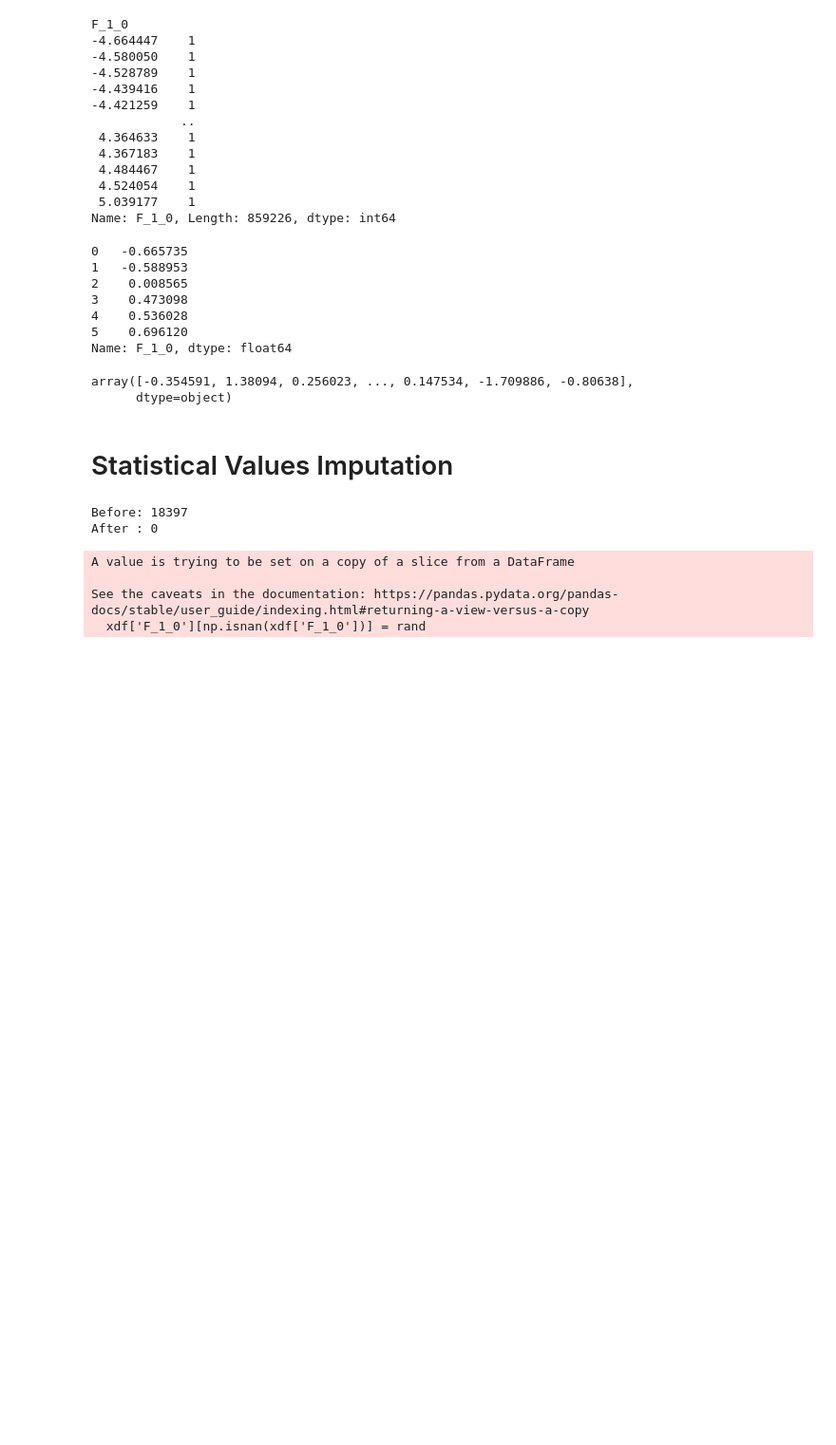
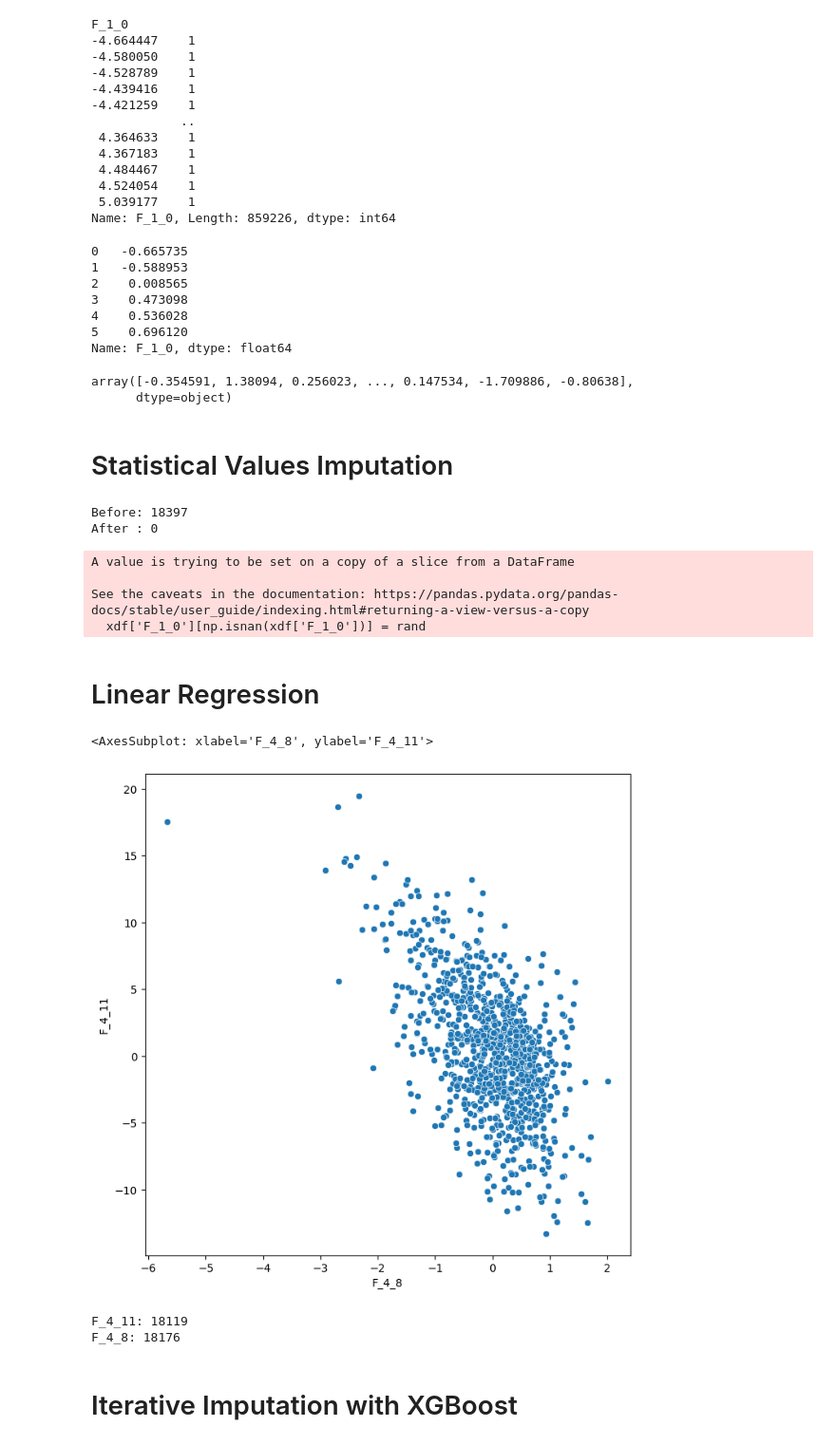
Before and after one commit to ProfessorErdo/tps_notebooks, a Jupyter notebook: tps-jun-2022.ipynb, the cells around one changed output. Shown at 95% size. Cells and saved outputs as stored; diff of their text form; code cells hidden in the pictures; blank space fills up the shorter version.

```diff
--- a/tps-jun-2022.ipynb
+++ b/tps-jun-2022.ipynb
@@ -12,7 +12,7 @@ import sys
 pd.set_option('display.max_row', 500)
 pd.set_option('display.max_column', 500)
 # %%
-df = pd.read_csv('../tps-jun-2022/data.csv')
+df = pd.read_csv('../tabular-playground-series-jun-2022/data.csv')
 df.head()
 # %% [output]
 |  | row_id | F_1_0 | F_1_1 | F_1_2 | F_1_3 | F_1_4 | F_1_5 | F_1_6 | F_1_7 | F_1_8 | F_1_9 | ... |
@@ -144,3 +144,19 @@ A value is trying to be set on a copy of a slice from a DataFrame
 
 See the caveats in the documentation: https://pandas.pydata.org/pandas-docs/stable/user_guide/indexing.html#returning-a-view-versus-a-copy
   xdf['F_1_0'][np.isnan(xdf['F_1_0'])] = rand
+# %% [markdown]
+# Linear Regression
+# %%
+plt.figure(figsize=(8, 8))
+sns.scatterplot(data=xdf.sample(1000), x='F_4_8', y='F_4_11', legend='full', sizes=(20, 200))
+# %% [output]
+<AxesSubplot: xlabel='F_4_8', ylabel='F_4_11'>
+[figure, added]
+# %%
+print(f'F_4_11: {xdf.F_4_11.isnull().sum()}')
+print(f'F_4_8: {xdf.F_4_8.isnull().sum()}')
+# %% [output]
+F_4_11: 18119
+F_4_8: 18176
+# %% [markdown]
+# Iterative Imputation with XGBoost
```
Also changed, not shown: parts of 9 cells of this notebook.
